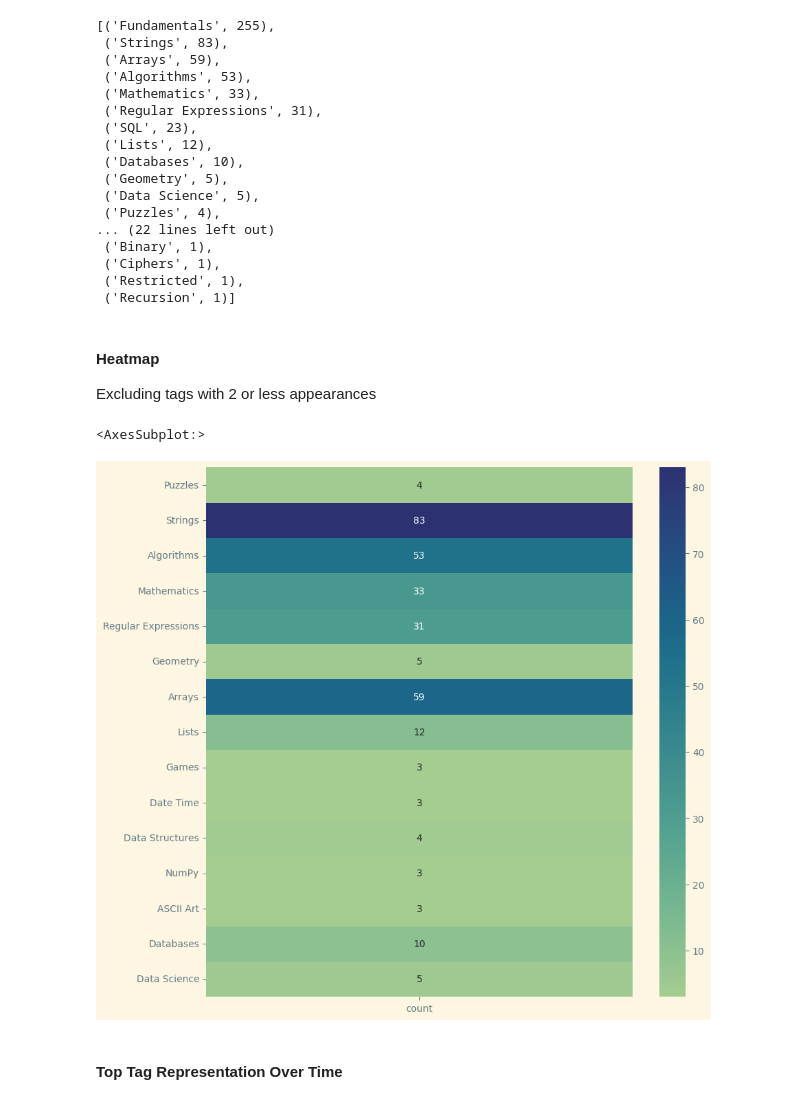
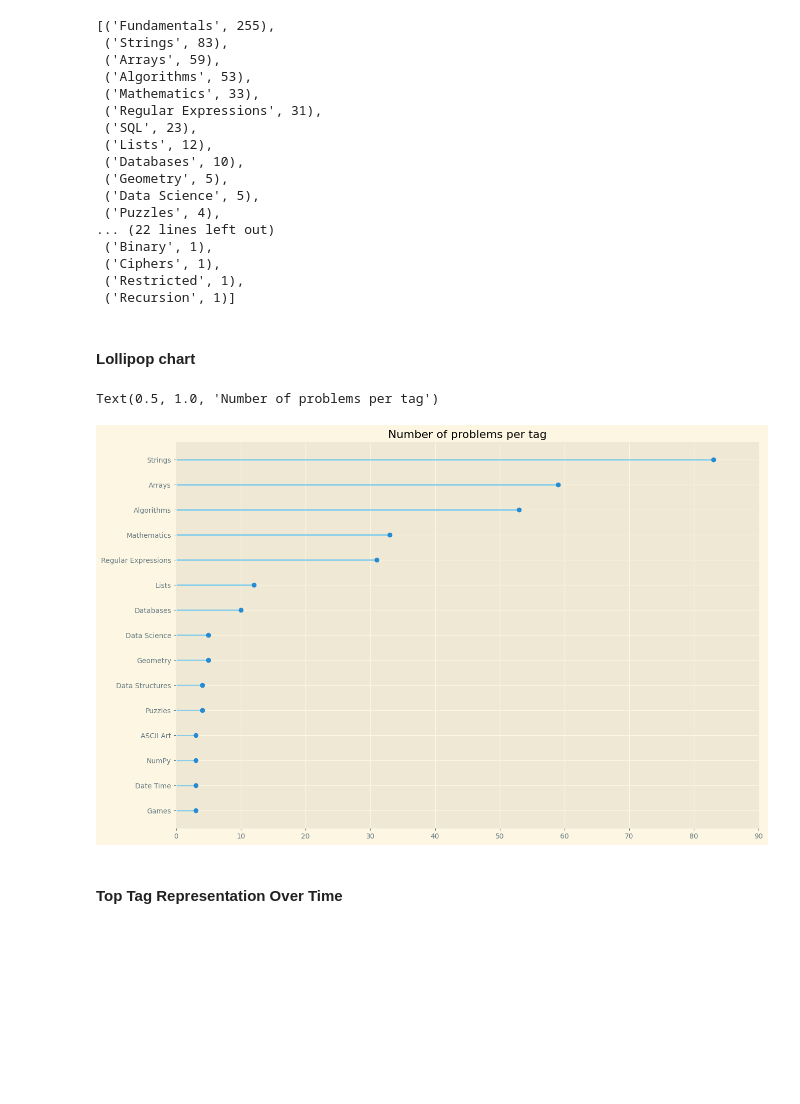
Before and after one commit to Eatkin/codewars-data-analysis, a Jupyter notebook: codewars-analysis.ipynb, the cells around one changed output. Cells and saved outputs as stored; diff of their text form; code cells hidden in the pictures; blank space fills up the shorter version.

Commit message:
Replace tag heatmap with lollipop diagram

```diff
--- a/codewars-analysis.ipynb
+++ b/codewars-analysis.ipynb
@@ -747,18 +747,29 @@ sorted(tag_counts.items(), key=lambda x: x[1], reverse=True)
 # Remove "Fundamentals" because it's massively over-represented
 # Remove SQL because the SQL tag is only used for SQL specific problems
 tag_counts = {k: v for k, v in tag_counts.items() if v > 2 and k != 'Fundamentals' and k != 'SQL'}
-# %% [markdown]
-#### Heatmap
-Excluding tags with 2 or less appearances
-# %%
-# Create heatmap from the dictionary
-tags_df = pd.DataFrame.from_dict(tag_counts, orient='index', columns=['count'])
-
-plt.figure(figsize=(10, 10))
-sns.heatmap(tags_df, annot=True, fmt='g', cmap='crest')
-# %% [output]
-<AxesSubplot:>
-[figure, removed]
+# %% [markdown]
+#### Lollipop chart
+# %%
+# Create a dataframe
+# Reorder it following the values:
+tags_df = pd.DataFrame.from_dict(tag_counts, orient='index', columns=['count']).sort_values(by='count')
+my_range=range(1,len(tags_df.index)+1)
+fig = plt.subplots(figsize=(15, 10))
+plt.hlines(y=my_range, xmin=0, xmax=tags_df['count'], color='skyblue')
+plt.plot(tags_df['count'], my_range, "o")
+
+# Round the max value to the nearest 10
+plt.xlim(0, round(tags_df['count'].max()/10 + 1) * 10)
+plt.yticks(my_range, tags_df.index);
+
+plt.title('Number of problems per tag')
+
+# Make the plot
+# plt.stem(ordered_df['values'])
+# plt.xticks( my_range, ordered_df['group'])
+# %% [output]
+Text(0.5, 1.0, 'Number of problems per tag')
+[figure, added]
 # %% [markdown]
 #### Top Tag Representation Over Time
 # %%
```
